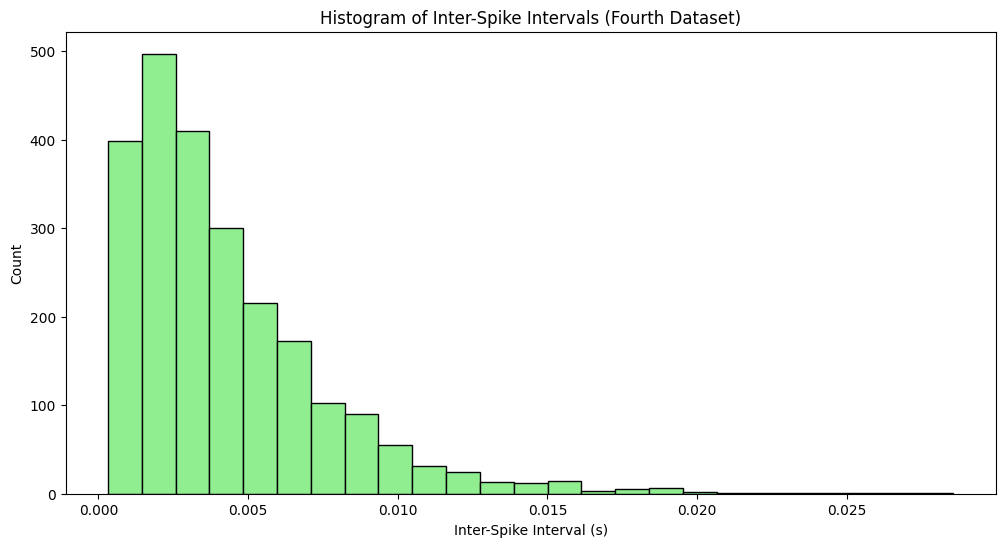
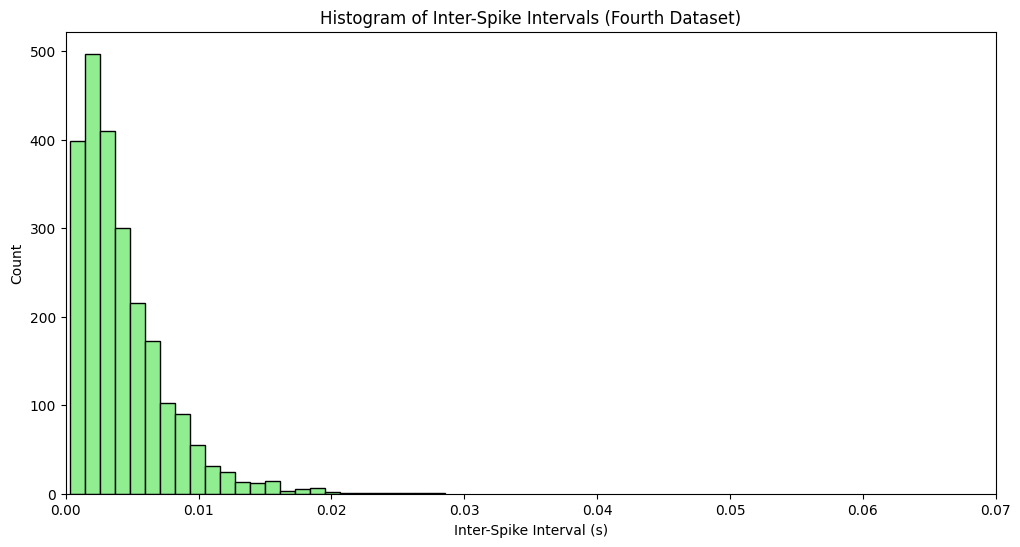
The change to this notebook cell's code, shown as a diff; its figure went from the first image to the second:
--- before
+++ after
@@ -12,4 +12,5 @@
 plt.ylabel('Count')
 plt.title('Histogram of Inter-Spike Intervals (Fourth Dataset)')
+plt.xlim(0, 0.07)
 plt.show()
 

Commit: refined the code and added a new tutorial for 3.3.